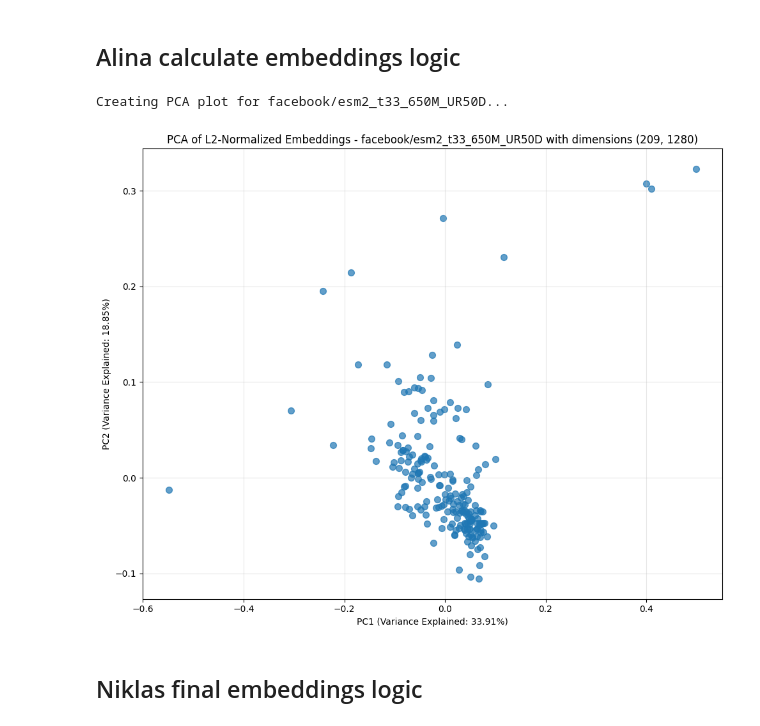
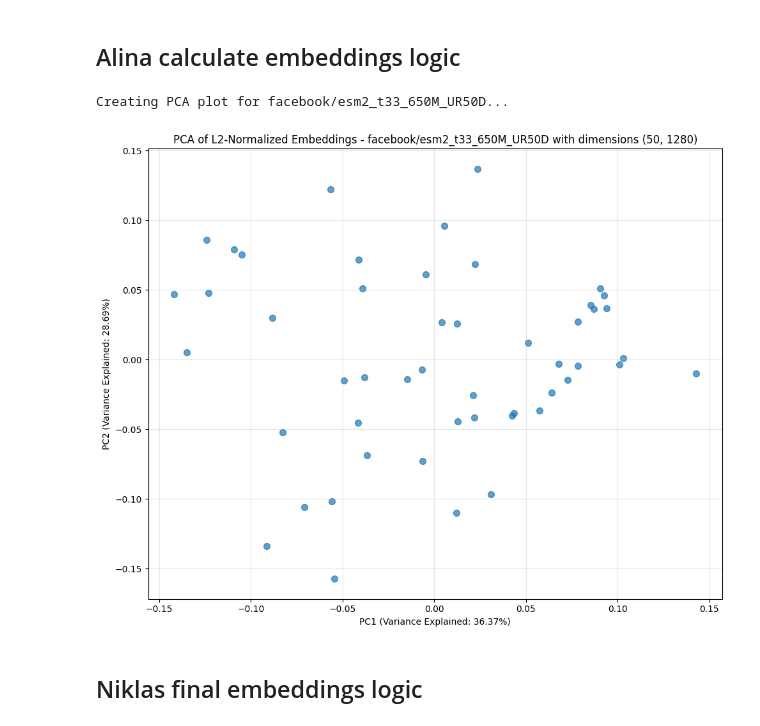
Before and after one commit to PyEED/TEM-lactamase, a Jupyter notebook: scr/analysis/embedding_analysis_multi_model_comparison_STANDARD.ipynb, the cells around one changed output. Cells and saved outputs as stored; diff of their text form; code cells hidden in the pictures.

```diff
--- a/scr/analysis/embedding_analysis_multi_model_comparison_STANDARD.ipynb
+++ b/scr/analysis/embedding_analysis_multi_model_comparison_STANDARD.ipynb
@@ -29,13 +27,13 @@ et = EmbeddingTool()
 # %% [markdown]
 ## SetUp
 # %%
-uri = "bolt://129.69.129.130:7688"
+uri = "bolt://129.69.129.130:7689"
 user = "neo4j"
 password = "12345678"
 
 eedb = Pyeed(uri, user=user, password=password)
 
-eedb.db.wipe_database(date='2025-05-30')
+eedb.db.wipe_database(date='2025-06-04')
 eedb.db.initialize_db_constraints(user, password)
 # %% [output]
 📡 Connected to database.
@@ -71,11 +69,10 @@ print(df.head())
 # 0        TEM-1        2b      AAP20891          AAP20891.1
 # here the names and ids are given
 
-ids = df['protein_id_database'].dropna().tolist()
-names = df.loc[~df['protein_id_database'].isna(), 'protein_name'].tolist()
+ids = df['protein_id_database'].dropna().tolist()[:50]
+names = df.loc[~df['protein_id_database'].isna(), 'protein_name'].tolist()[:50]
 
 eedb.fetch_from_primary_db(ids, db="ncbi_protein")
-eedb.calculate_sequence_embeddings(model_name='facebook/esm2_t33_650M_UR50D', num_gpus=1 , embedding_type='final_embeddings')
 eedb.fetch_dna_entries_for_proteins()
 eedb.create_coding_sequences_regions()
 # %% [output]
@@ -242,40 +278,40 @@ print(f"Creating PCA plot for {model_name}...")
 model_embeddings = []
 valid_accession_ids = []
 
-for accession_id in ids:
+for accession_id in ids[:50]:
     model_embeddings.append(get_embeddings_from_neo4j(accession_id))
 
 
 # Convert to numpy array for PCA
 embeddings_array = np.array(model_embeddings)
 
 # L2 normalize the embeddings
 # embeddings_array = normalize(embeddings_array, norm='l2', axis=1)
 
 # Apply PCA
 pca = PCA(n_components=2)
 pca_result = pca.fit_transform(embeddings_array)
 
 # Create the plot
 plt.figure(figsize=(10, 8))
 
 # Create scatter plot
 plt.scatter(pca_result[:, 0], pca_result[:, 1], alpha=0.7, s=50)
 
 plt.xlabel(f'PC1 (Variance Explained: {pca.explained_variance_ratio_[0]:.2%})')
 plt.ylabel(f'PC2 (Variance Explained: {pca.explained_variance_ratio_[1]:.2%})')
 plt.title(f'PCA of L2-Normalized Embeddings - {model_name} with dimensions {embeddings_array.shape}')
 plt.grid(True, alpha=0.3)
 plt.tight_layout()
 
 # Save the plot
 safe_model_name = model_name.replace('/', '_').replace(':', '_')
 plt.savefig(os.path.join(output_dir, f'pca_embeddings_standard_{safe_model_name}.png'),
             dpi=300, bbox_inches='tight')
 plt.show()
 # %% [output]
 Creating PCA plot for facebook/esm2_t33_650M_UR50D...
-[figure, old version]
+[figure, new version]
 # %% [markdown]
 ## Niklas final embeddings logic
 # %%
```
Also changed, not shown: parts of 11 cells of this notebook, 12 other files.
